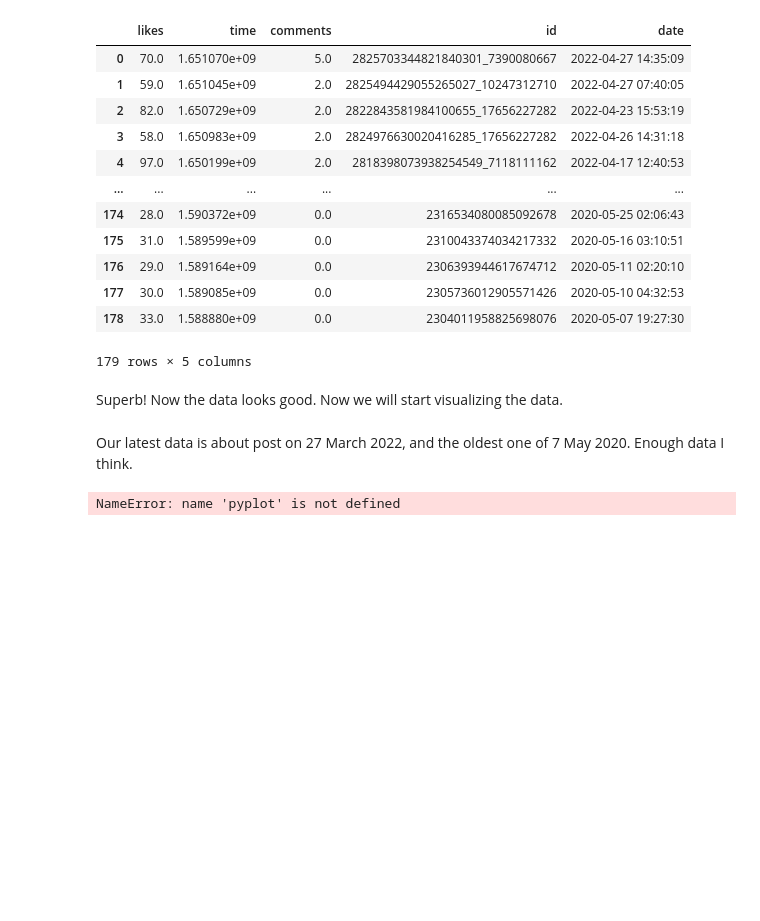
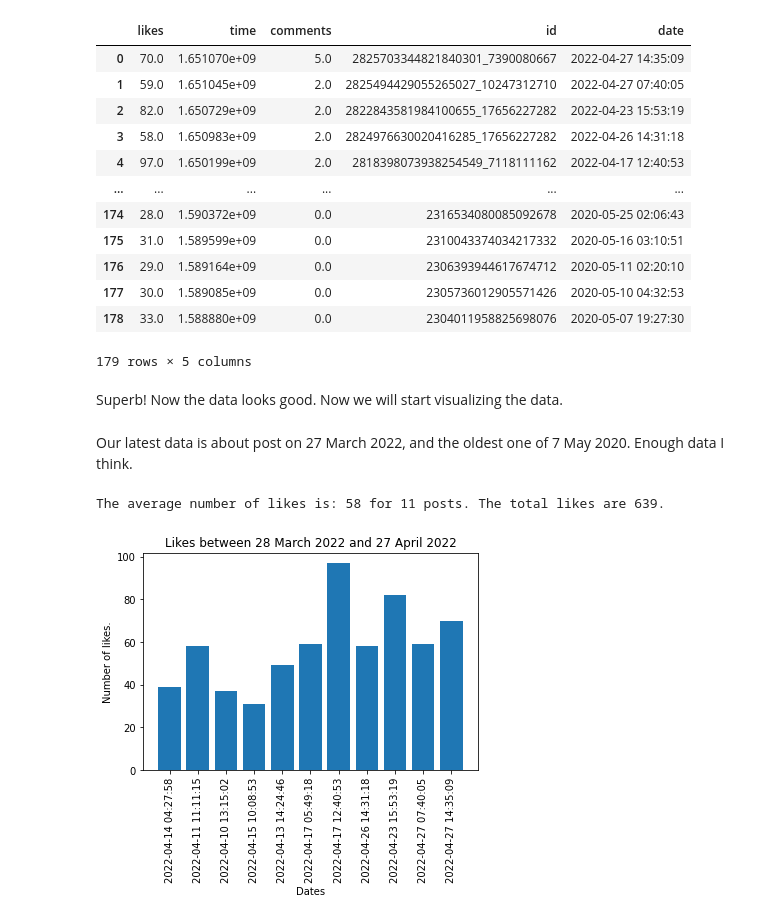
Before and after one commit to ayushanand18/short-codes-science, a Jupyter notebook: ISTE 2022 Insights/insights.ipynb, the cells around one changed output. Cells and saved outputs as stored; diff of their text form; code cells hidden in the pictures; blank space fills up the shorter version.

```diff
--- a/ISTE 2022 Insights/insights.ipynb
+++ b/ISTE 2022 Insights/insights.ipynb
@@ -316,9 +314,12 @@ od = _qc[_qc["time"]>1648386886]
 # %%
-pyplot.title("Likes after 28th March")
+od = _qc[_qc["time"]>1648386886]
+pyplot.title("Likes between 28 March 2022 and 27 April 2022")
 pyplot.bar(range(len(od)),od['likes'].iloc[::-1])
-pyplot.xticks(range(len(od)),od['date'].iloc[::-1])
+pyplot.xticks(range(len(od)),od['date'].iloc[::-1], rotation=90)
 pyplot.xlabel("Dates")
 pyplot.ylabel("Number of likes.")
+print("The average number of likes is: %d for %d posts. The total likes are %d."%(od['likes'].mean(),len(od),od['likes'].sum()))
 pyplot.show()
 # %% [output]
-NameError: name 'pyplot' is not defined
+The average number of likes is: 58 for 11 posts. The total likes are 639.
+[figure, added]
```
Also changed, not shown: parts of 5 cells of this notebook.
